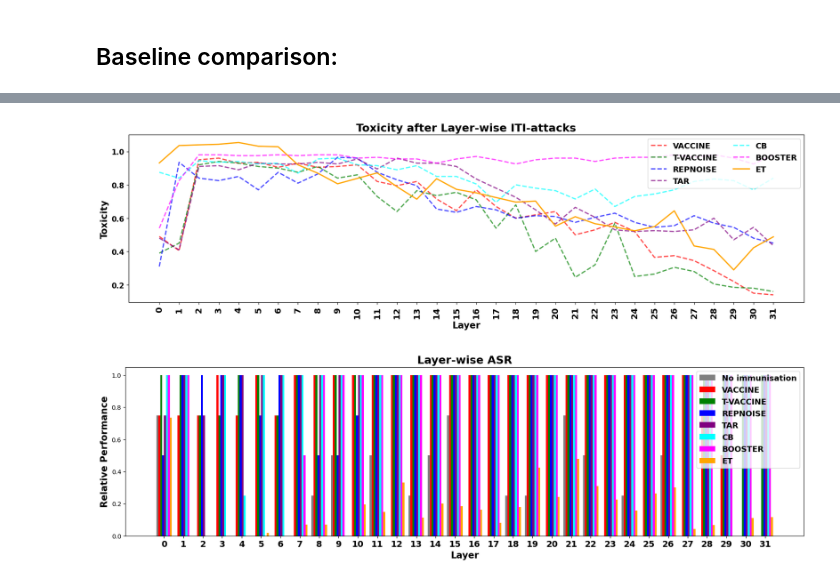
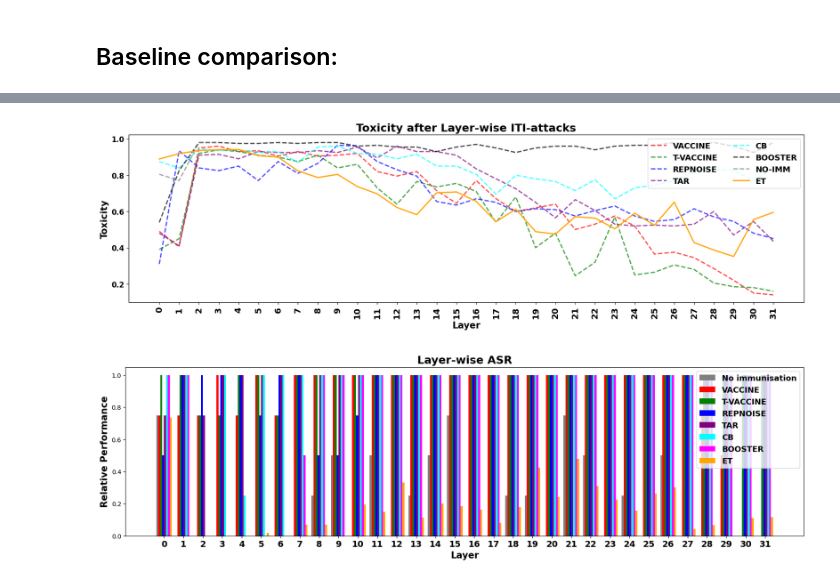
Before and after one commit to DISTA-HCAI/ET, a Jupyter notebook: aggregated plots.ipynb, the cells around one changed output, grey strips where cells are left out. Drawn from its saved outputs; the diff is of its cells as text; code cells hidden in the pictures.

```diff
--- a/aggregated plots.ipynb
+++ b/aggregated plots.ipynb
@@ -213,12 +213,14 @@ plt.show()
 ## Baseline comparison:
 # %%
 color_dict = {
+    'NO-IMM': 'gray',
     'VACCINE': 'red',
     'T-VACCINE': 'green',
     'REPNOISE': 'blue',
     'TAR': 'purple',
     'CB': 'cyan',
-    'BOOSTER': 'magenta'
+    'BOOSTER': 'black',
+    'ET': 'orange'
 }
 # %%
 import wandb
@@ -818,12 +808,13 @@ runs = api.runs("low_cost_toxification")  # Replace with your entity and project
 et_dfs = {}
 init_toxs = []
 for run in runs:
-  if 'TESTING' in run.name:
+  if 'TESTING' in run.name and len(run.name.split('_'))<=2:
+  # if 'TESTING_ettv' in run.name:
     df = run.history(samples=run.lastHistoryStep + 1, pandas=True)
     df['IMMUNIZING_LAYER'].ffill(inplace=True)
     df['layer'] = df['IMMUNIZING_LAYER']
     init_tox = run.summary['INITIAL_TOXICITY'] + 1e-10
-    init_toxs.append(init_toxs)
+    init_toxs.append(init_tox)
     df['Toxicity after attacks'] = df['Toxicity after attacks'] * init_tox
     df['Toxicity after succesful attacks'] = df['Toxicity after succesful attacks'] * init_tox
     df = df[
@@ -848,3 +839,4 @@ et_df = all_runs_df.groupby('layer').agg({
     'attack toxicity': 'mean',
     'ASR': 'mean'
 })
+et_mean_init_tox = sum(init_toxs)/len(init_toxs)
@@ -898,24 +881,6 @@ wandb: WARNING A graphql request initiated by the public wandb API timed out (ti
-# %%
-color_dict = {
-    'VACCINE': 'red',
-    'T-VACCINE': 'green',
-    'REPNOISE': 'blue',
-    'TAR': 'purple',
-    'CB': 'cyan',
-    'BOOSTER': 'magenta'
-}
 # %%
 fig, ax = plt.subplots(figsize=(20, 5))
 
-
-ax.plot(
-    instruct_ds['layer'],
-    instruct_ds['mean attack toxicity'],
-    linestyle='-',
-    linewidth=2,
-    color='gray',
-    alpha=1,
-    label='No immunisation')
 
 
 for i, (candidate_name, candidate_df) in enumerate(baselines_dfs.items(), start=1):
@@ -934,37 +899,37 @@ for i, (candidate_name, candidate_df) in enumerate(baselines_dfs.items(), start=
 
 # Mean performance after attacks: (Baseline track)
 ax.plot(
-    grouped_attack_toxicity_ds.reset_index()['layer'],
-    grouped_attack_toxicity_ds.reset_index()['attack toxicity'],
+    et_df.reset_index()['layer'],
+    et_df.reset_index()['attack toxicity'],
     linestyle='-',
-    color='orange',
+    color=color_dict['ET'],
     alpha=1,
     linewidth=2,
     label='ET')
 
 
 # Customize ticks
 ax.set_xticks(ticks=grouped_defence_performance.index, labels=list(range(32)), fontsize=14, fontweight='bold')
 plt.xticks(rotation=90)
 ax.set_xlabel('Layer', fontdict=axis_font_dict)
 ax.set_ylabel('Toxicity', fontdict=axis_font_dict)
 ax.set_yticklabels(ax.get_yticks().round(2), fontdict={'fontsize': 12, 'fontweight': 'bold'})
 
 
 # Combine legends from both axes
 lines1, labels1 = ax.get_legend_handles_labels()
 
 ax.legend(lines1,labels1,
           prop=legend_font_dict,
           ncols=2,
           loc='upper right')
 
 
 plt.title(f'Toxicity after Layer-wise ITI-attacks', fontdict=title_font_dict)
 
 plt.show()
 # %% [output]
-[figure, old version]
+[figure, new version]
 # %%
 fig, ax = plt.subplots(figsize=(20, 5))
 
```
Also changed, not shown: parts of 10 cells of this notebook.
